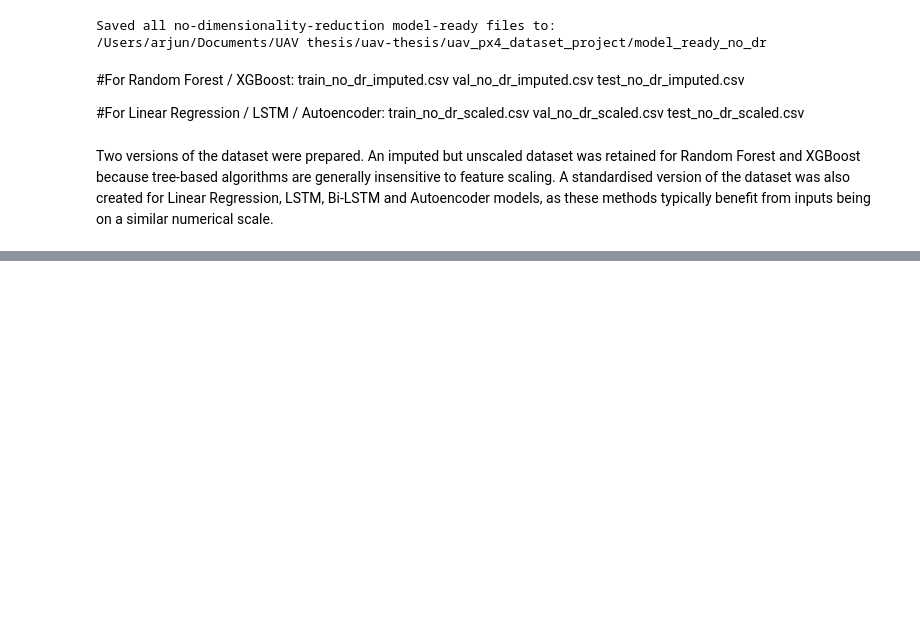
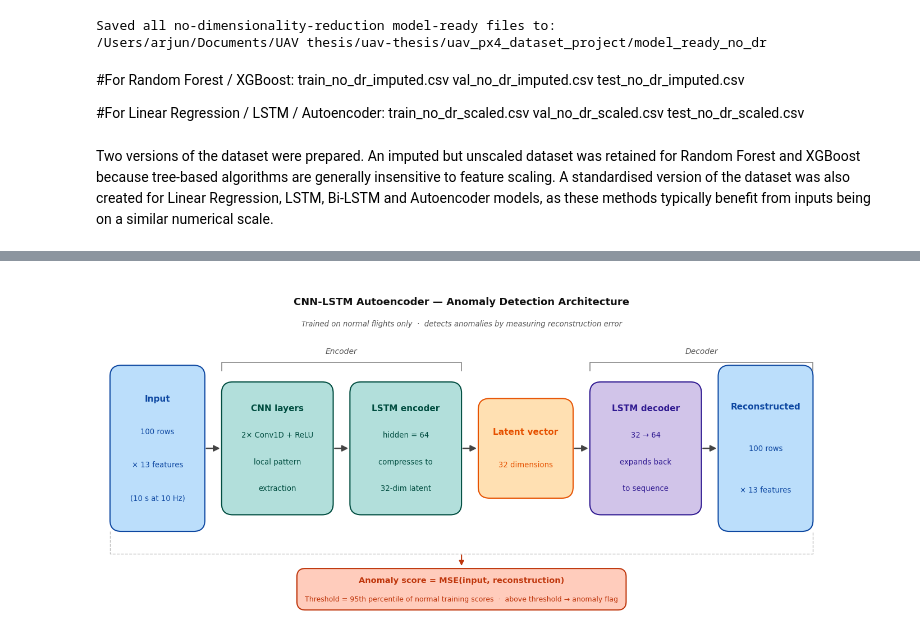
Before and after one commit to arjjunck/uav-thesis, a Jupyter notebook: uav_px4_dataset_project/notebooks/02_preprocessing_no_dimensionality_reduction.ipynb, the cells around one changed output, grey strips where cells are left out. Saved outputs shown, nothing was run; the diff lists cells and outputs as text; code cells hidden in the pictures; blank space fills up the shorter version.

```diff
--- a/uav_px4_dataset_project/notebooks/02_preprocessing_no_dimensionality_reduction.ipynb
+++ b/uav_px4_dataset_project/notebooks/02_preprocessing_no_dimensionality_reduction.ipynb
@@ -984,0 +1116,93 @@ Two versions of the dataset were prepared. An imputed but unscaled dataset was r
+# %%
+import matplotlib.pyplot as plt
+import matplotlib.patches as mpatches
+from pathlib import Path
+
+fig, ax = plt.subplots(figsize=(14, 6))
+ax.set_xlim(0, 14)
+ax.set_ylim(0, 6)
+ax.axis("off")
+fig.patch.set_facecolor("white")
+
+BLUE   = ("#BBDEFB", "#0D47A1")
+TEAL   = ("#B2DFDB", "#004D40")
+AMBER  = ("#FFE0B2", "#E65100")
+PURPLE = ("#D1C4E9", "#311B92")
+CORAL  = ("#FFCCBC", "#BF360C")
+
+def box(ax, x, y, w, h, lines, colors, bold_first=True):
+    fc, tc = colors
+    p = mpatches.FancyBboxPatch((x, y), w, h,
+        boxstyle="round,pad=0.0,rounding_size=0.2",
+        linewidth=1.5, edgecolor=tc, facecolor=fc, zorder=2)
+    ax.add_patch(p)
+    n = len(lines)
+    spacing = h / (n + 1)
+    for i, line in enumerate(lines):
+        ty = y + h - spacing * (i + 1)
+        fw = "bold" if (i == 0 and bold_first) else "normal"
+        fs = 11 if (i == 0 and bold_first) else 9.5
+        ax.text(x + w/2, ty, line, ha="center", va="center",
+                fontsize=fs, fontweight=fw, color=tc, zorder=3)
+
+def arr(ax, x1, x2, y=3.0):
+    ax.annotate("", xy=(x2, y), xytext=(x1, y),
+                arrowprops=dict(arrowstyle="-|>", color="#444",
+                                lw=1.8, mutation_scale=16), zorder=4)
+
+# ── boxes ─────────────────────────────────────────────────────
+box(ax, 0.15, 1.5,  1.7, 3.0, ["Input", "100 rows", "× 13 features", "(10 s at 10 Hz)"], BLUE)
+box(ax, 2.15, 1.8,  2.0, 2.4, ["CNN layers", "2× Conv1D + ReLU", "local pattern", "extraction"], TEAL)
+box(ax, 4.45, 1.8,  2.0, 2.4, ["LSTM encoder", "hidden = 64", "compresses to", "32-dim latent"], TEAL)
+box(ax, 6.75, 2.1,  1.7, 1.8, ["Latent vector", "32 dimensions"], AMBER)
+box(ax, 8.75, 1.8,  2.0, 2.4, ["LSTM decoder", "32 → 64", "expands back", "to sequence"], PURPLE)
+box(ax, 11.05, 1.5, 1.7, 3.0, ["Reconstructed", "100 rows", "× 13 features"], BLUE)
+
+# ── arrows ────────────────────────────────────────────────────
+arr(ax, 1.85, 2.15)
+arr(ax, 4.15, 4.45)
+arr(ax, 6.45, 6.75)
+arr(ax, 8.45, 8.75)
+arr(ax, 10.75, 11.05)
+
+# ── encoder / decoder brackets ────────────────────────────────
+for x1, x2, label in [(2.15, 6.45, "Encoder"), (8.75, 12.75, "Decoder")]:
+    ax.plot([x1, x1, x2, x2], [4.4, 4.55, 4.55, 4.4], color="#888", lw=1.2)
+    ax.text((x1+x2)/2, 4.68, label, ha="center", va="bottom",
+            fontsize=10, color="#555", style="italic")
+
+# ── dashed bracket + anomaly score box ───────────────────────
+ax.plot([0.15, 0.15, 12.75, 12.75], [1.5, 1.1, 1.1, 1.5],
+        color="#bbb", lw=1, linestyle="--")
+ax.annotate("", xy=(6.45, 0.85), xytext=(6.45, 1.1),
+            arrowprops=dict(arrowstyle="-|>", color="#BF360C",
+                            lw=1.5, mutation_scale=13), zorder=4)
+
+fc, tc = CORAL
+p = mpatches.FancyBboxPatch((3.5, 0.08), 5.9, 0.75,
+    boxstyle="round,pad=0.0,rounding_size=0.15",
+    linewidth=1.5, edgecolor=tc, facecolor=fc, zorder=2)
+ax.add_patch(p)
+ax.text(6.45, 0.62, "Anomaly score = MSE(input, reconstruction)",
+        ha="center", va="center", fontsize=10.5, fontweight="bold", color=tc, zorder=3)
+ax.text(6.45, 0.28,
+        "Threshold = 95th percentile of normal training scores  ·  above threshold → anomaly flag",
+        ha="center", va="center", fontsize=9, color=tc, zorder=3)
+
+# ── title ─────────────────────────────────────────────────────
+ax.text(6.45, 5.65, "CNN-LSTM Autoencoder — Anomaly Detection Architecture",
+        ha="center", va="center", fontsize=13, fontweight="bold", color="#111")
+ax.text(6.45, 5.25,
+        "Trained on normal flights only  ·  detects anomalies by measuring reconstruction error",
+        ha="center", va="center", fontsize=9.5, color="#555", style="italic")
+
+plt.tight_layout(pad=0.3)
+
+SAVE = Path("/Users/arjun/Documents/UAV thesis/uav-thesis/"
+            "uav_px4_dataset_project/eda_outputs/cnn_lstm_ae_architecture.png")
+plt.savefig(SAVE, dpi=220, bbox_inches="tight", facecolor="white")
+plt.show()
+print(f"Saved: {SAVE}")
+plt.close()
+# %% [output]
+[figure, added]
```
Also changed, not shown: parts of 5 cells of this notebook, 58 other files.
